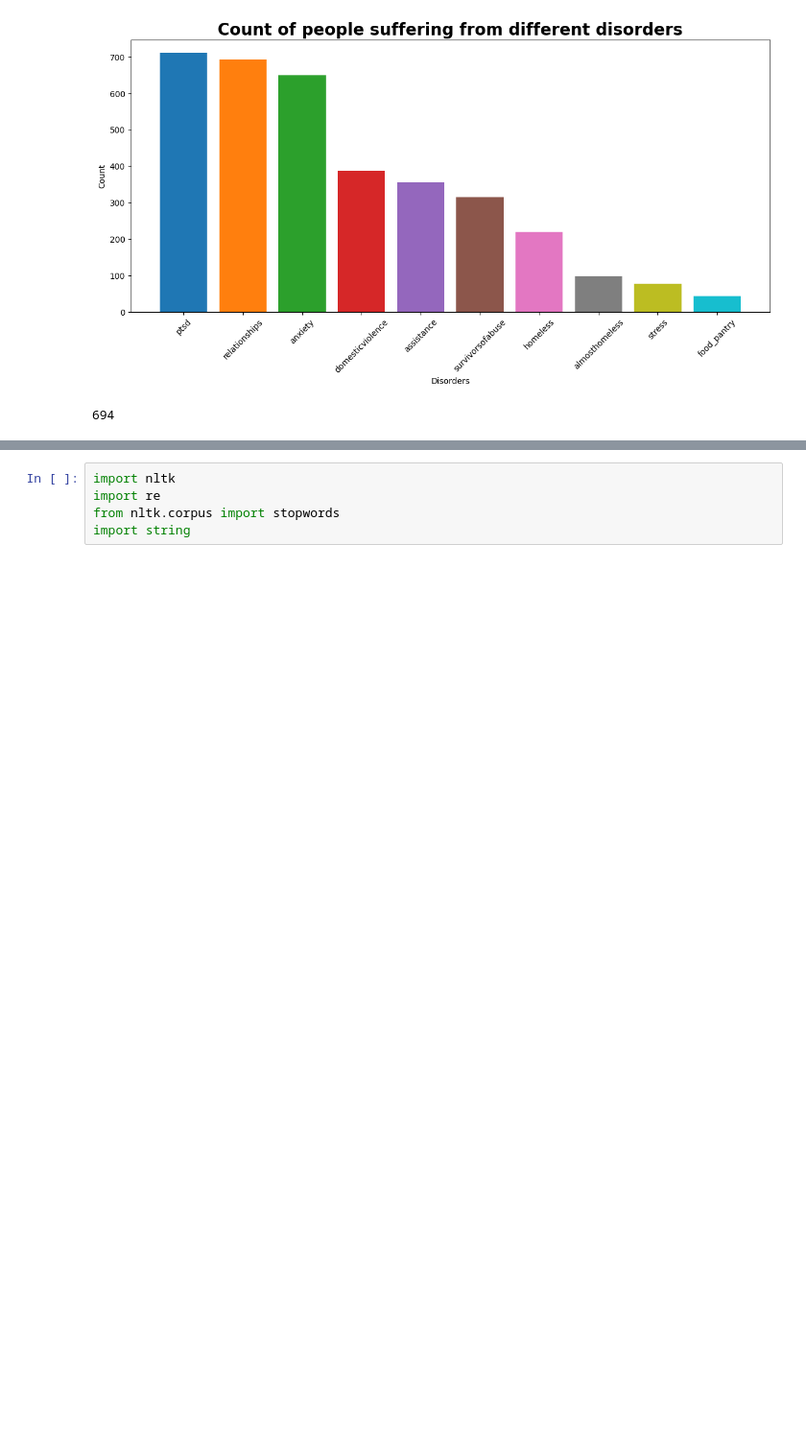
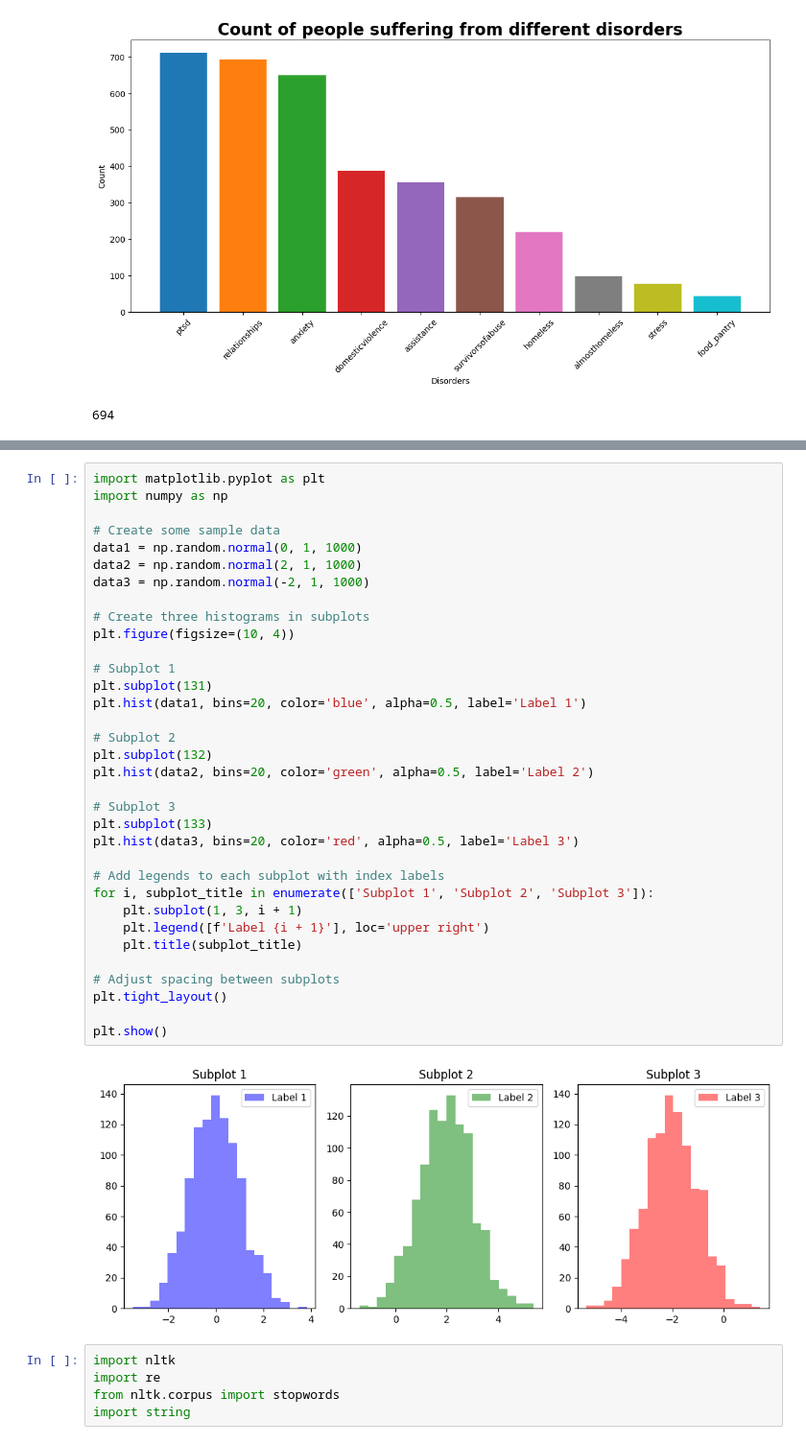
Before and after one commit to atharvadesai1/IPD-Project, a Jupyter notebook: stress_detection_redit.ipynb, the cells around one changed output, grey strips where cells are left out. Shown at 96% size. Drawn from its saved outputs; the diff is of its cells as text; blank space fills up the shorter version.

```diff
--- a/stress_detection_redit.ipynb
+++ b/stress_detection_redit.ipynb
@@ -209,3 +208,39 @@ plt.show()
+# %%
+import matplotlib.pyplot as plt
+import numpy as np
+
+# Create some sample data
+data1 = np.random.normal(0, 1, 1000)
+data2 = np.random.normal(2, 1, 1000)
+data3 = np.random.normal(-2, 1, 1000)
+
+# Create three histograms in subplots
+plt.figure(figsize=(10, 4))
+
+# Subplot 1
+plt.subplot(131)
+plt.hist(data1, bins=20, color='blue', alpha=0.5, label='Label 1')
+
+# Subplot 2
+plt.subplot(132)
+plt.hist(data2, bins=20, color='green', alpha=0.5, label='Label 2')
+
+# Subplot 3
+plt.subplot(133)
+plt.hist(data3, bins=20, color='red', alpha=0.5, label='Label 3')
+
+# Add legends to each subplot with index labels
+for i, subplot_title in enumerate(['Subplot 1', 'Subplot 2', 'Subplot 3']):
+    plt.subplot(1, 3, i + 1)
+    plt.legend([f'Label {i + 1}'], loc='upper right')
+    plt.title(subplot_title)
+
+# Adjust spacing between subplots
+plt.tight_layout()
+
+plt.show()
+# %% [output]
+[figure, added]
 # %%
 import nltk
 import re
```
Also changed, not shown: parts of 1 cell of this notebook.
